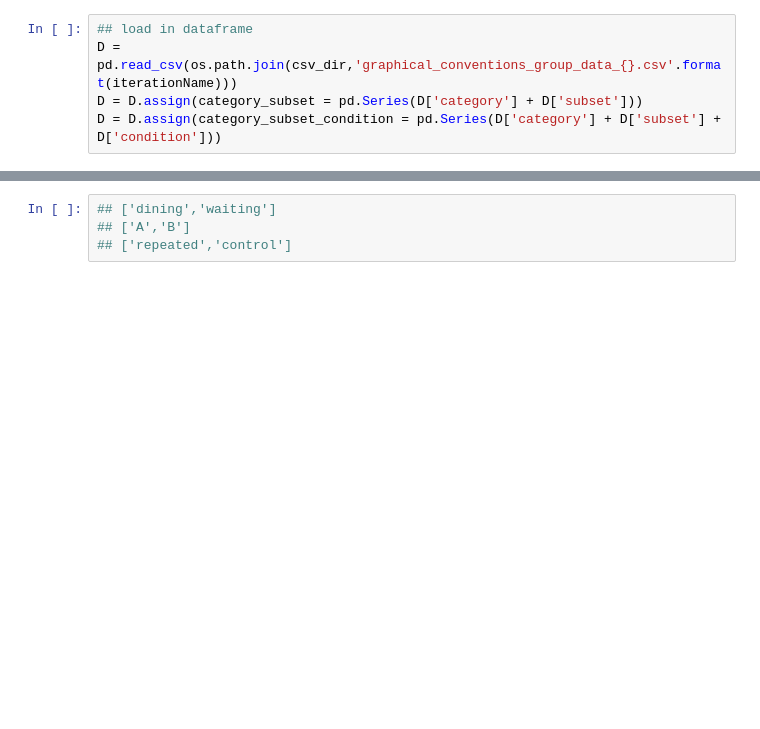
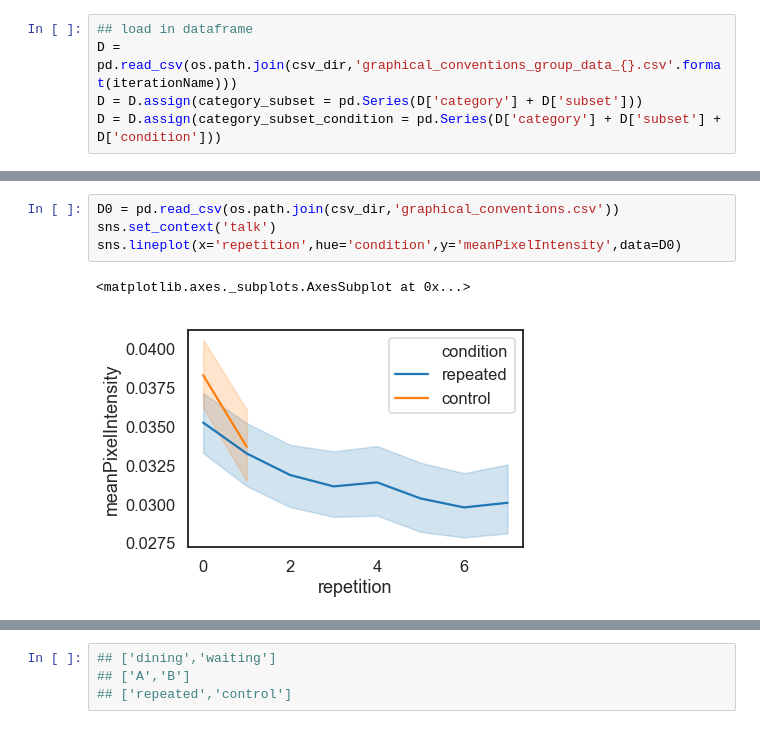
Before and after one commit to cogtoolslab/graphical_conventions_cogsci19, a Jupyter notebook: analysis/ipynb/jefan/generate_refgame_dataframe_run5.ipynb, the cells around one changed output, grey strips where cells are left out. Drawn from its saved outputs; the diff is of its cells as text; blank space fills up the shorter version.

Commit message:
latest in data, fix path to save results

```diff
--- a/analysis/ipynb/jefan/generate_refgame_dataframe_run5.ipynb
+++ b/analysis/ipynb/jefan/generate_refgame_dataframe_run5.ipynb
@@ -138,0 +139,7 @@ Counter({'diningAcontrolwaitingArepeated': 5,
+# %%
+D0 = pd.read_csv(os.path.join(csv_dir,'graphical_conventions.csv'))
+sns.set_context('talk')
+sns.lineplot(x='repetition',hue='condition',y='meanPixelIntensity',data=D0)
+# %% [output]
+<matplotlib.axes._subplots.AxesSubplot at 0x...>
+[figure, added]
```
Also changed, not shown: parts of 8 cells of this notebook, 3 other files.
